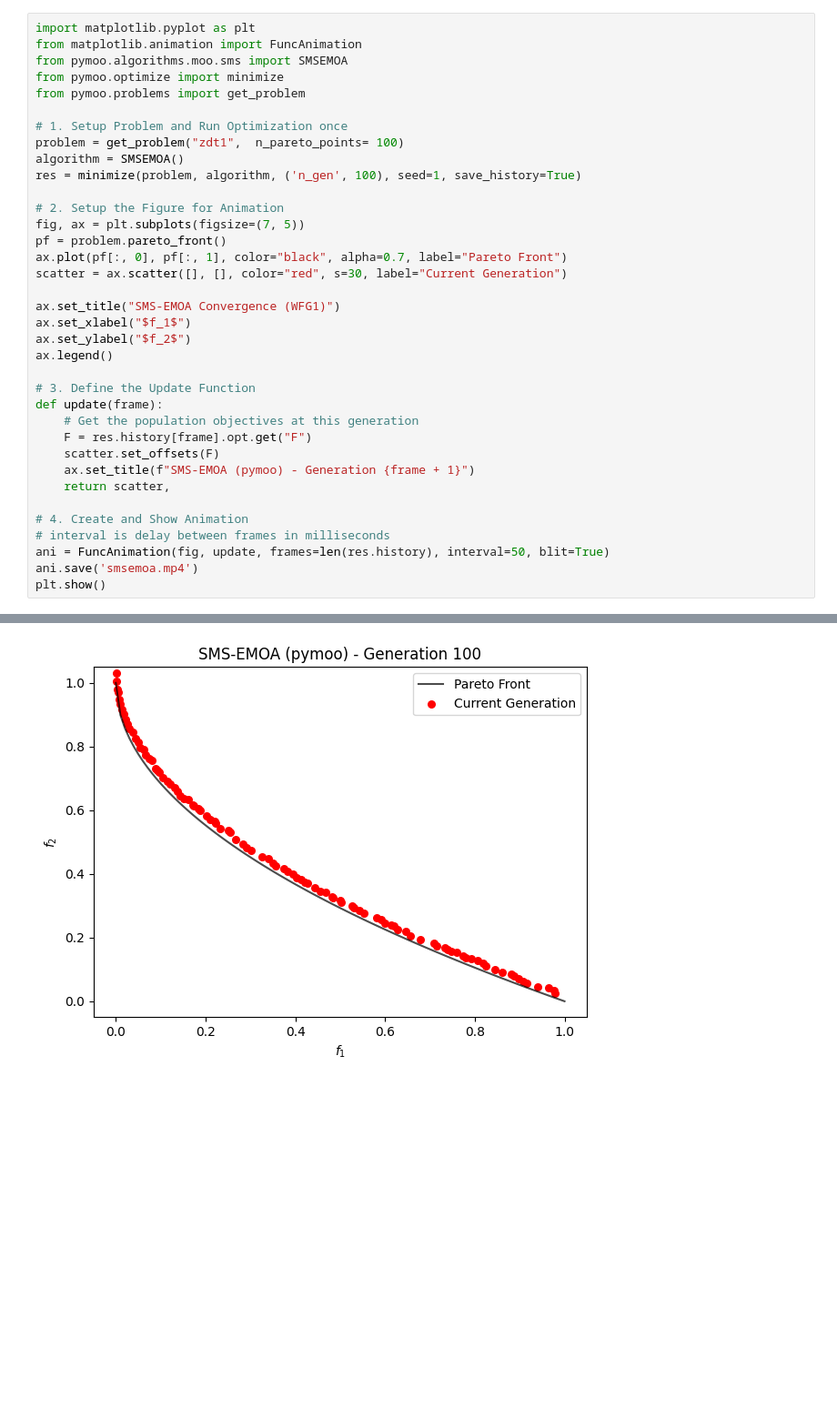
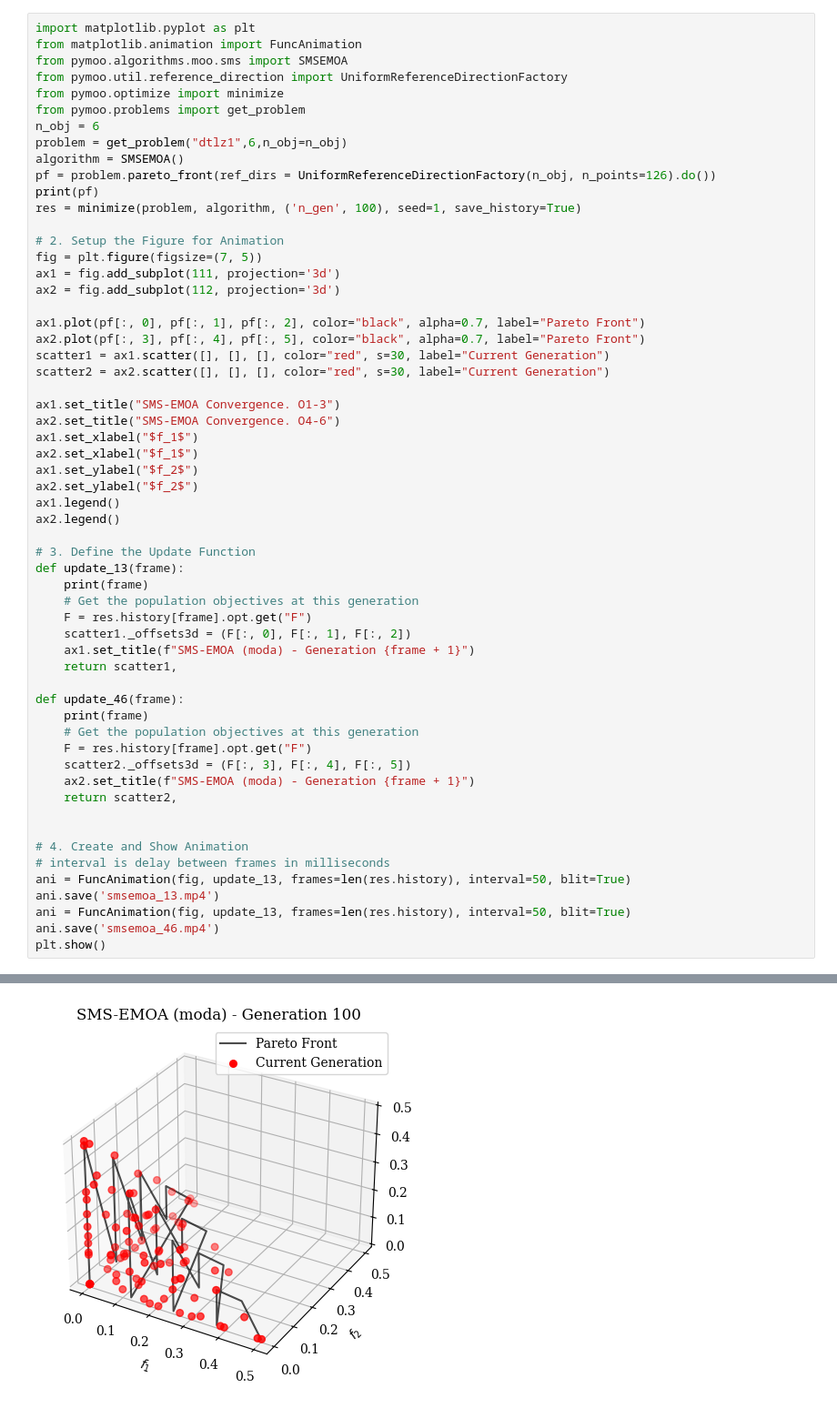
Before and after one commit to dudenzz/moda, a Jupyter notebook: moda/python-wrap/test.ipynb, the cells around one changed output, grey strips where cells are left out. Shown at 91% size. Saved outputs shown, nothing was run; the diff lists cells and outputs as text; blank space fills up the shorter version.

Commit message:
smsemoa_tests

```diff
--- a/moda/python-wrap/test.ipynb
+++ b/moda/python-wrap/test.ipynb
@@ -26,36 +26,58 @@ print(ds2)
 import matplotlib.pyplot as plt
 from matplotlib.animation import FuncAnimation
 from pymoo.algorithms.moo.sms import SMSEMOA
+from pymoo.util.reference_direction import UniformReferenceDirectionFactory
 from pymoo.optimize import minimize
 from pymoo.problems import get_problem
-
-# 1. Setup Problem and Run Optimization once
-problem = get_problem("zdt1",  n_pareto_points= 100)
+n_obj = 6
+problem = get_problem("dtlz1",6,n_obj=n_obj)
 algorithm = SMSEMOA()
+pf = problem.pareto_front(ref_dirs = UniformReferenceDirectionFactory(n_obj, n_points=126).do())
+print(pf)
 res = minimize(problem, algorithm, ('n_gen', 100), seed=1, save_history=True)
 
 # 2. Setup the Figure for Animation
-fig, ax = plt.subplots(figsize=(7, 5))
-pf = problem.pareto_front()
-ax.plot(pf[:, 0], pf[:, 1], color="black", alpha=0.7, label="Pareto Front")
-scatter = ax.scatter([], [], color="red", s=30, label="Current Generation")
+fig = plt.figure(figsize=(7, 5))
+ax1 = fig.add_subplot(111, projection='3d')
+ax2 = fig.add_subplot(112, projection='3d')
 
-ax.set_title("SMS-EMOA Convergence (WFG1)")
-ax.set_xlabel("$f_1$")
-ax.set_ylabel("$f_2$")
-ax.legend()
+ax1.plot(pf[:, 0], pf[:, 1], pf[:, 2], color="black", alpha=0.7, label="Pareto Front")
+ax2.plot(pf[:, 3], pf[:, 4], pf[:, 5], color="black", alpha=0.7, label="Pareto Front")
+scatter1 = ax1.scatter([], [], [], color="red", s=30, label="Current Generation")
+scatter2 = ax2.scatter([], [], [], color="red", s=30, label="Current Generation")
+
+ax1.set_title("SMS-EMOA Convergence. O1-3")
+ax2.set_title("SMS-EMOA Convergence. O4-6")
+ax1.set_xlabel("$f_1$")
+ax2.set_xlabel("$f_1$")
+ax1.set_ylabel("$f_2$")
+ax2.set_ylabel("$f_2$")
+ax1.legend()
+ax2.legend()
 
 # 3. Define the Update Function
-def update(frame):
+def update_13(frame):
+    print(frame)
     # Get the population objectives at this generation
     F = res.history[frame].opt.get("F")
-    scatter.set_offsets(F)
-    ax.set_title(f"SMS-EMOA (pymoo) - Generation {frame + 1}")
-    return scatter,
+    scatter1._offsets3d = (F[:, 0], F[:, 1], F[:, 2])
+    ax1.set_title(f"SMS-EMOA (moda) - Generation {frame + 1}")
+    return scatter1,
+
+def update_46(frame):
+    print(frame)
+    # Get the population objectives at this generation
+    F = res.history[frame].opt.get("F")
+    scatter2._offsets3d = (F[:, 3], F[:, 4], F[:, 5])
+    ax2.set_title(f"SMS-EMOA (moda) - Generation {frame + 1}")
+    return scatter2,
+
 
 # 4. Create and Show Animation
 # interval is delay between frames in milliseconds
-ani = FuncAnimation(fig, update, frames=len(res.history), interval=50, blit=True)
-ani.save('smsemoa.mp4')
+ani = FuncAnimation(fig, update_13, frames=len(res.history), interval=50, blit=True)
+ani.save('smsemoa_13.mp4')
+ani = FuncAnimation(fig, update_13, frames=len(res.history), interval=50, blit=True)
+ani.save('smsemoa_46.mp4')
 plt.show()
 # %% [output]
@@ -62,4 +101,4 @@ plt.show()
-[figure, old version]
+[figure, new version]
 # %%
 from pymoo.algorithms.moo.moda.sms_moda import SMSEMOA_MODA
 import matplotlib.pyplot as plt
```
Also changed, not shown: parts of 5 cells of this notebook, 10 other files.
